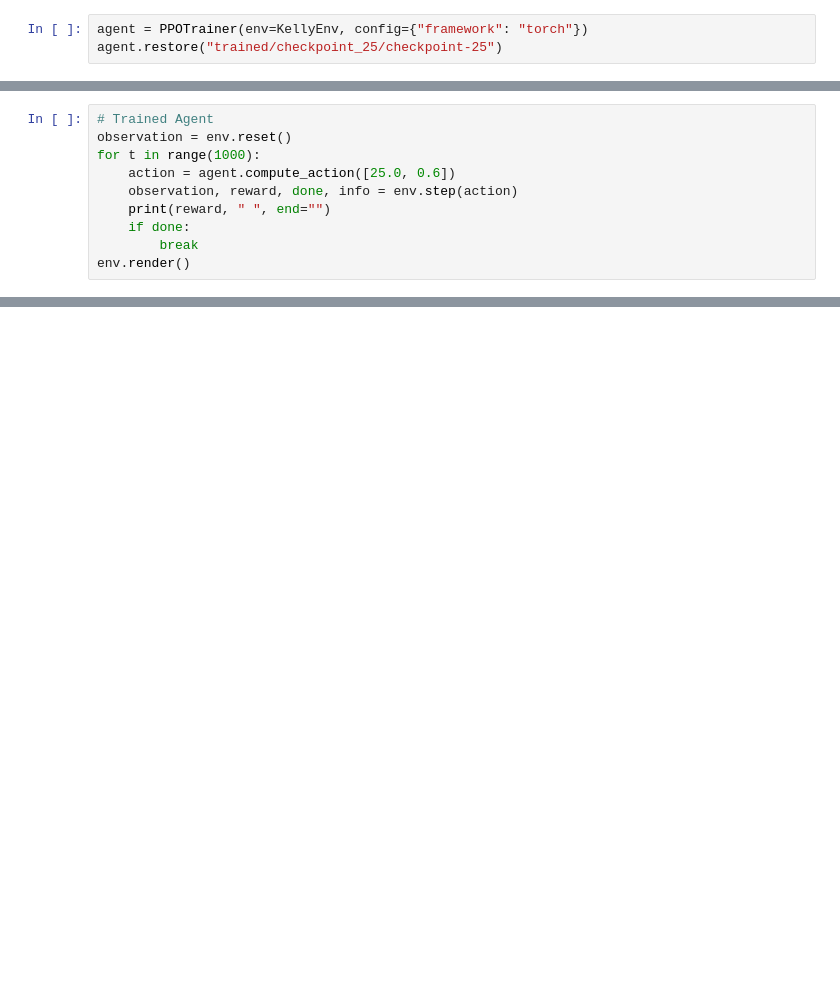
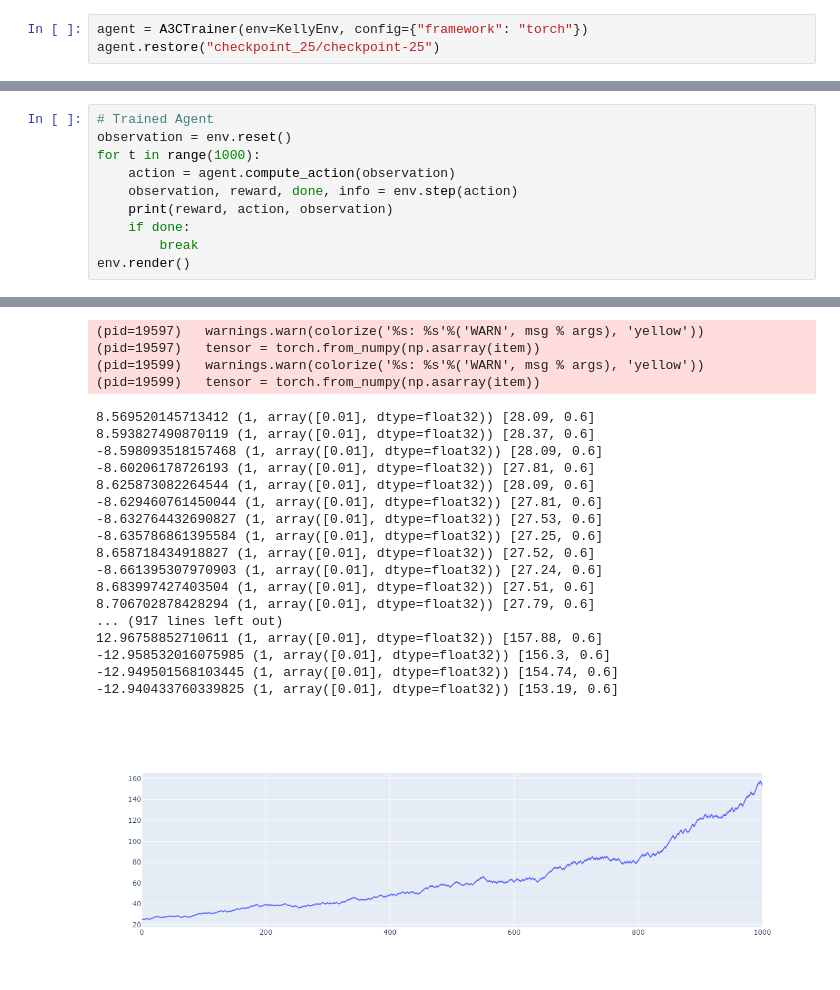
Before and after one commit to azharichenko/kelly-criterion-rl, a Jupyter notebook: experiment.ipynb, the cells around one changed output, grey strips where cells are left out. Drawn from its saved outputs; the diff is of its cells as text; blank space fills up the shorter version.

```diff
--- a/experiment.ipynb
+++ b/experiment.ipynb
@@ -133,3 +108,3 @@ Number of trials: 1 (1 RUNNING)
 # %%
-agent = PPOTrainer(env=KellyEnv, config={"framework": "torch"})
-agent.restore("trained/checkpoint_25/checkpoint-25")
+agent = A3CTrainer(env=KellyEnv, config={"framework": "torch"})
+agent.restore("checkpoint_25/checkpoint-25")
@@ -139,9 +121,10 @@ agent.compute_action([25.0, 0.6])
 # Trained Agent
 observation = env.reset()
 for t in range(1000):
-    action = agent.compute_action([25.0, 0.6])
+    action = agent.compute_action(observation)
     observation, reward, done, info = env.step(action)
-    print(reward, " ", end="")
+    print(reward, action, observation)
     if done:
         break
 env.render()
+# %% [output]
@@ -147,0 +148,22 @@ env.render()
+(pid=19597)   warnings.warn(colorize('%s: %s'%('WARN', msg % args), 'yellow'))
+(pid=19597)   tensor = torch.from_numpy(np.asarray(item))
+(pid=19599)   warnings.warn(colorize('%s: %s'%('WARN', msg % args), 'yellow'))
+(pid=19599)   tensor = torch.from_numpy(np.asarray(item))
+8.569520145713412 (1, array([0.01], dtype=float32)) [28.09, 0.6]
+8.593827490870119 (1, array([0.01], dtype=float32)) [28.37, 0.6]
+-8.598093518157468 (1, array([0.01], dtype=float32)) [28.09, 0.6]
+-8.60206178726193 (1, array([0.01], dtype=float32)) [27.81, 0.6]
+8.625873082264544 (1, array([0.01], dtype=float32)) [28.09, 0.6]
+-8.629460761450044 (1, array([0.01], dtype=float32)) [27.81, 0.6]
+-8.632764432690827 (1, array([0.01], dtype=float32)) [27.53, 0.6]
+-8.635786861395584 (1, array([0.01], dtype=float32)) [27.25, 0.6]
+8.658718434918827 (1, array([0.01], dtype=float32)) [27.52, 0.6]
+-8.661395307970903 (1, array([0.01], dtype=float32)) [27.24, 0.6]
+8.683997427403504 (1, array([0.01], dtype=float32)) [27.51, 0.6]
+8.706702878428294 (1, array([0.01], dtype=float32)) [27.79, 0.6]
+... (917 lines left out)
+12.96758852710611 (1, array([0.01], dtype=float32)) [157.88, 0.6]
+-12.958532016075985 (1, array([0.01], dtype=float32)) [156.3, 0.6]
+-12.949501568103445 (1, array([0.01], dtype=float32)) [154.74, 0.6]
+-12.940433760339825 (1, array([0.01], dtype=float32)) [153.19, 0.6]
+[figure, added]
```
Also changed, not shown: parts of 6 cells of this notebook, 3 other files.
